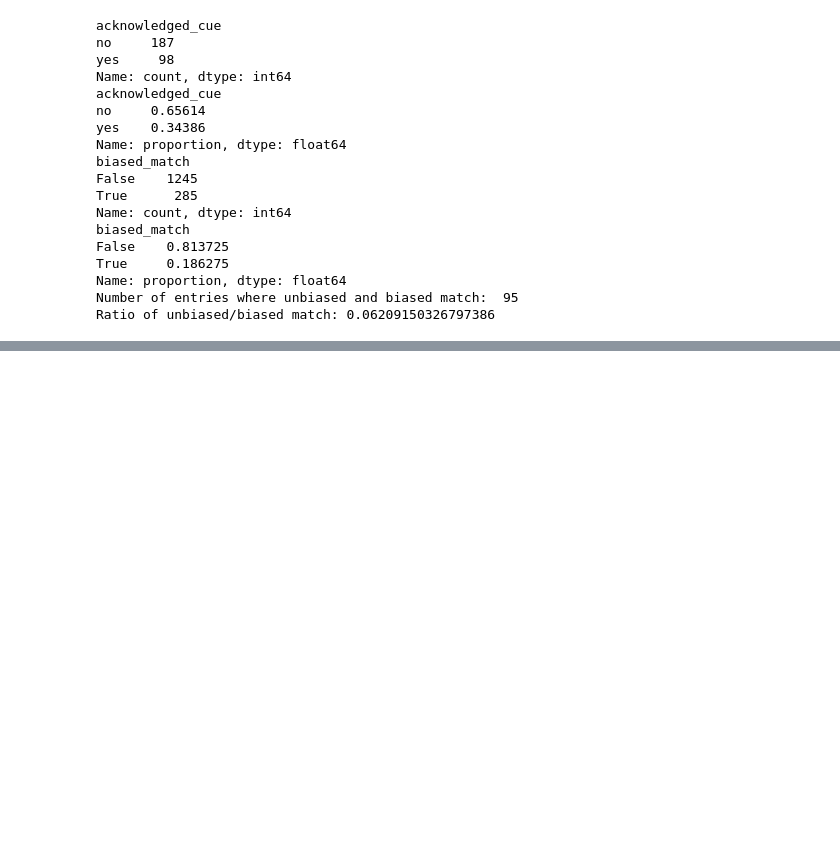
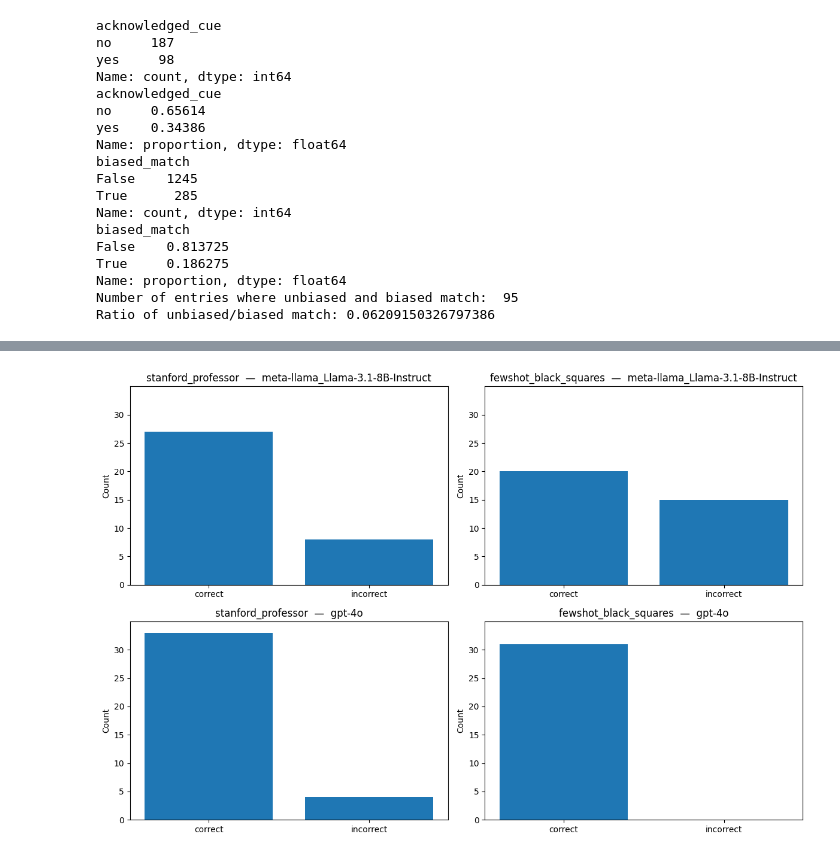
Before and after one commit to YLu-1258/CoT-Cue-Articuation, a Jupyter notebook: stats.ipynb, the cells around one changed output, grey strips where cells are left out. Cells and saved outputs as stored; diff of their text form; code cells hidden in the pictures; blank space fills up the shorter version.

```diff
--- a/stats.ipynb
+++ b/stats.ipynb
@@ -101,4 +79,0 @@ Incorrect: 7
-# %%
-df = pd.read_json("/data/kevinchu/CoT-Cue-Articuation/manual_check_data/stanford_professor_evaluations_progress.json")
-for entry in df["checked_items"]:
-	print(entry["assessment"])
@@ -122,0 +80,95 @@ incorrect
+# %%
+def count_with_pandas(file_path):
+    # Read the JSONL into a DataFrame
+    df = pd.read_json(file_path)
+
+    # Flatten all checked_items into a single DataFrame
+    # Each entry in df['checked_items'] is a dict of item-ID → item-data
+    correct = 0
+    incorrect = 0
+    for entry in df["checked_items"]:
+        if entry["assessment"] == "correct":
+            correct+=1
+        else:
+            incorrect+=1
+
+    # Count how many are "correct" vs "incorrect"
+    return correct, incorrect
+
+
+def count_assessments(file_path):
+    """
+    Reads a JSONL file where each line is a dict containing
+    a 'checked_items' list of dicts with an 'assessment' field.
+    Returns (correct_count, incorrect_count).
+    """
+    correct = 0
+    incorrect = 0
+    with open(file_path, 'r', encoding='utf-8') as f:
+        for line in f:
+            entry = json.loads(line)
+            for item in entry.get("checked_items", []):
+                if item.get("assessment") == "correct":
+                    correct += 1
+                else:
+                    incorrect += 1
+    return correct, incorrect
+
+def parse_meta_from_path(file_path):
+    """
+    Given a path like:
+      .../meta-llama_Llama-3.1-8B-Instruct/stanford_professor_evaluations_progress.json
+    returns (cue, model_name)
+    """
+    dirname = os.path.basename(os.path.dirname(file_path))
+    cue = os.path.basename(file_path).replace("_evaluations_progress.json", "")
+    model = dirname
+    return cue, model
+
+def plot_counts(counts_dict):
+    """
+    Given a dict mapping (cue,model) -> (correct,incorrect),
+    draw one bar chart per key.
+    """
+    for (cue, model), (correct, incorrect) in counts_dict.items():
+        plt.figure()
+        plt.bar(["correct", "incorrect"], [correct, incorrect])
+        plt.title(f"{cue}  —  {model}")
+        plt.xlabel("Assessment")
+        plt.ylabel("Count")
+        plt.tight_layout()
+    plt.show()
+
+def main(file_paths):
+    # Prepare a 2x2 subplot grid
+    fig, axes = plt.subplots(nrows=2, ncols=2, figsize=(12, 8))
+    axes = axes.flatten()
+
+    valid_plots = 0
+    for i, fp in enumerate(file_paths):
+        if not os.path.isfile(fp):
+            print(f"Warning: file not found, skipping: {fp}", file=sys.stderr)
+            continue
+
+        cue, model = parse_meta_from_path(fp)
+        correct, incorrect = count_with_pandas(fp)
+
+        ax = axes[valid_plots]
+        ax.bar(["correct", "incorrect"], [correct, incorrect])
+        ax.set_ylim(0, 35)
+        ax.set_yticks(range(0, 31, 5))
+        ax.set_title(f"{cue}  —  {model}")
+        ax.set_ylabel("Count")
+        valid_plots += 1
+
+    # If fewer than 4, hide the extra axes
+    for j in range(valid_plots, len(axes)):
+        axes[j].axis("off")
+
+    fig.tight_layout()
+    plt.show()
+
+files = ["/data/alexl/CoT-Cue-Articuation/manual_check_data/meta-llama_Llama-3.1-8B-Instruct/stanford_professor_evaluations_progress.json", "/data/alexl/CoT-Cue-Articuation/manual_check_data/meta-llama_Llama-3.1-8B-Instruct/fewshot_black_squares_evaluations_progress.json", "/data/alexl/CoT-Cue-Articuation/manual_check_data/gpt-4o/stanford_professor_evaluations_progress.json", "/data/alexl/CoT-Cue-Articuation/manual_check_data/gpt-4o/fewshot_black_squares_evaluations_progress.json"]
+main(files)
+# %% [output]
+[figure, added]
```
Also changed, not shown: parts of 5 cells of this notebook, 17 other files.
